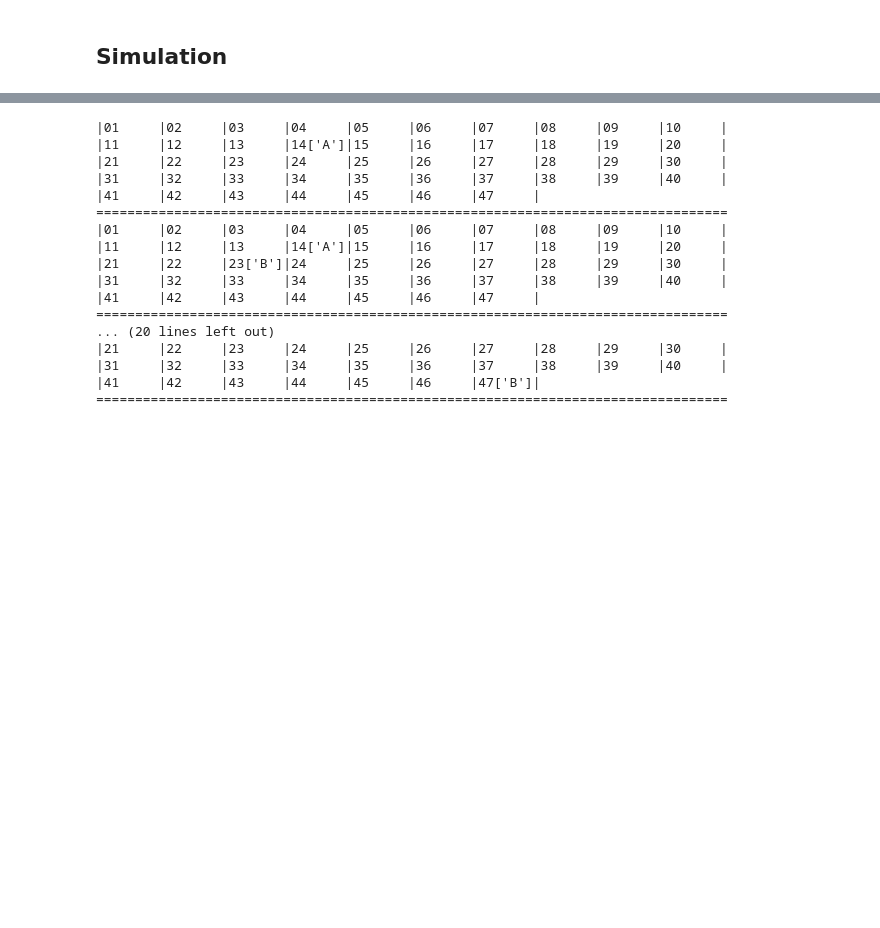
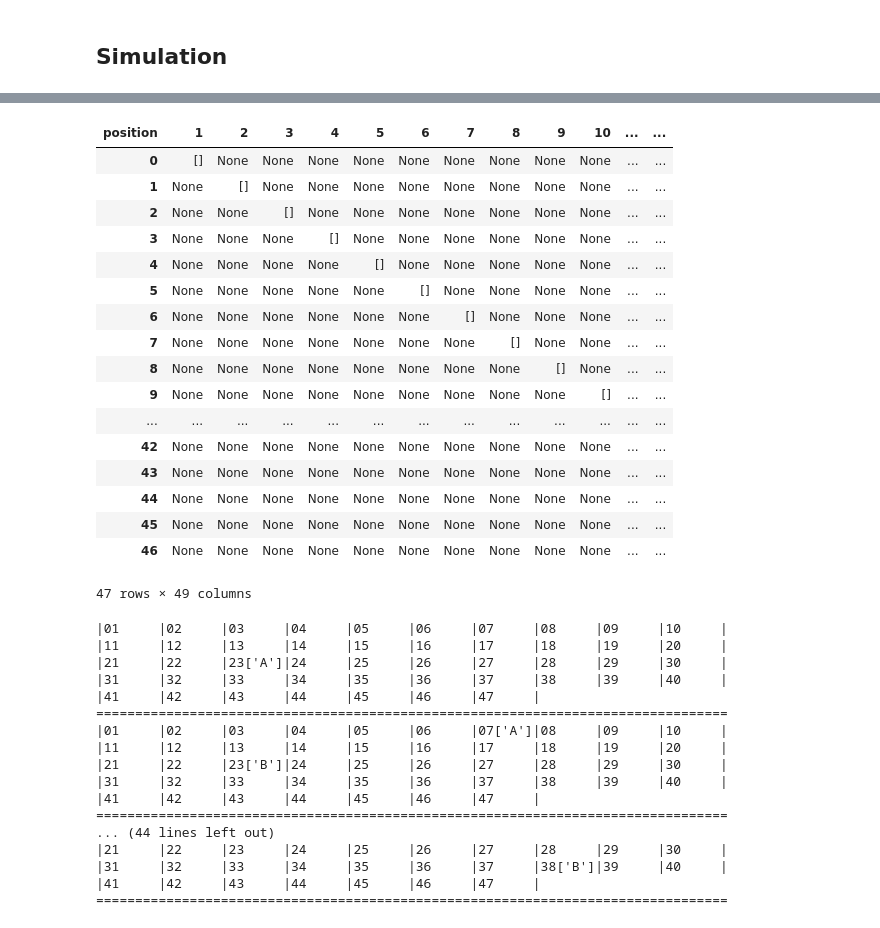
Before and after one commit to leoluyi/huluwen, a Jupyter notebook: simulation.ipynb, the cells around one changed output, grey strips where cells are left out. Drawn from its saved outputs; the diff is of its cells as text; code cells hidden in the pictures; blank space fills up the shorter version.

```diff
--- a/simulation.ipynb
+++ b/simulation.ipynb
@@ -114,7 +114,6 @@ class Board(object):
 
         board_df = self.__board_df
         self.goal_fig = board_df.loc[board_df['position'].idxmax(), 'figure']
-        self.board_max = board_df['position'].max()
 
         for index, row in board_df.iterrows():
             if row['figure'] != self.goal_fig:
@@ -134,6 +133,8 @@ class Board(object):
                     'occupant': []
                 }
 
+        self.board_max = max(self.board.keys())
+
     def to_dataframe(self):
         return self.__board_df
 
@@ -150,7 +151,7 @@ class Board(object):
         return '|' + '|'.join(out_list) + '|'
 
 
-class BoardSnapshot(Board):
+class BoardSnapshot(object):
     def __init__(self, board):
         self.board = [{'position': k,
                        'occupant': [p.id for p in space['occupant']]}
@@ -488,10 +556,10 @@ print(h.game.board)
 # %%
 from datetime import datetime
 
-N_ROUND = 100
+N_ROUND = 50
 
 logger.setLevel(logging.WARNING)
-h = Huluwen(n_players=2, board_filename=config.board_filename)
+h = Huluwen(n_players=3, board_filename=config.board_filename)
 
 tic = datetime.now()
 history = h.simulate(N_ROUND)
@@ -522,0 +572,2 @@ res
+# %%
+iter_df, turn_df_ls, board_ls = h.get_sim_res()
@@ -523,24 +602,53 @@ res
+# %%
+board_df_list = [(pd.DataFrame(board_dict.board).
+                  pivot(index=None, columns='position', values='occupant').
+                  assign(iter = i+1, turn = j+1))
+                 for i, board_turn in enumerate(board_ls[:3])
+                 for j, board_dict in enumerate(board_turn)]
+
+board_df_list[0]
+# board_df_combine = pd.concat(board_df_list)
+# board_df_combine.set_index(['iter', 'turn']).reset_index().head()
+# %% [output]
+| position | 1 | 2 | 3 | 4 | 5 | 6 | 7 | 8 | 9 | 10 | ... | ... |
+| 0 | [] | None | None | None | None | None | None | None | None | None | ... | ... |
+| 1 | None | [] | None | None | None | None | None | None | None | None | ... | ... |
+| 2 | None | None | [] | None | None | None | None | None | None | None | ... | ... |
+| 3 | None | None | None | [] | None | None | None | None | None | None | ... | ... |
+| 4 | None | None | None | None | [] | None | None | None | None | None | ... | ... |
+| 5 | None | None | None | None | None | [] | None | None | None | None | ... | ... |
+| 6 | None | None | None | None | None | None | [] | None | None | None | ... | ... |
+| 7 | None | None | None | None | None | None | None | [] | None | None | ... | ... |
+| 8 | None | None | None | None | None | None | None | None | [] | None | ... | ... |
+| 9 | None | None | None | None | None | None | None | None | None | [] | ... | ... |
+| ... | ... | ... | ... | ... | ... | ... | ... | ... | ... | ... | ... | ... |
+| 42 | None | None | None | None | None | None | None | None | None | None | ... | ... |
+| 43 | None | None | None | None | None | None | None | None | None | None | ... | ... |
+| 44 | None | None | None | None | None | None | None | None | None | None | ... | ... |
+| 45 | None | None | None | None | None | None | None | None | None | None | ... | ... |
+| 46 | None | None | None | None | None | None | None | None | None | None | ... | ... |
+47 rows × 49 columns
 # %%
 for i in range(10):
     try:
-        print(history[31]['board'][i], '\n'+'='*81)
+        print(history[3]['board'][i], '\n'+'='*81)
     except:
         pass
 # %% [output]
 |01     |02     |03     |04     |05     |06     |07     |08     |09     |10     |
-|11     |12     |13     |14['A']|15     |16     |17     |18     |19     |20     |
-|21     |22     |23     |24     |25     |26     |27     |28     |29     |30     |
+|11     |12     |13     |14     |15     |16     |17     |18     |19     |20     |
+|21     |22     |23['A']|24     |25     |26     |27     |28     |29     |30     |
 |31     |32     |33     |34     |35     |36     |37     |38     |39     |40     |
 |41     |42     |43     |44     |45     |46     |47     |
 =================================================================================
-|01     |02     |03     |04     |05     |06     |07     |08     |09     |10     |
-|11     |12     |13     |14['A']|15     |16     |17     |18     |19     |20     |
+|01     |02     |03     |04     |05     |06     |07['A']|08     |09     |10     |
+|11     |12     |13     |14     |15     |16     |17     |18     |19     |20     |
 |21     |22     |23['B']|24     |25     |26     |27     |28     |29     |30     |
 |31     |32     |33     |34     |35     |36     |37     |38     |39     |40     |
 |41     |42     |43     |44     |45     |46     |47     |
 =================================================================================
-... (20 lines left out)
+... (44 lines left out)
 |21     |22     |23     |24     |25     |26     |27     |28     |29     |30     |
-|31     |32     |33     |34     |35     |36     |37     |38     |39     |40     |
-|41     |42     |43     |44     |45     |46     |47['B']|
+|31     |32     |33     |34     |35     |36     |37     |38['B']|39     |40     |
+|41     |42     |43     |44     |45     |46     |47     |
 =================================================================================
```
Also changed, not shown: parts of 14 cells of this notebook.
